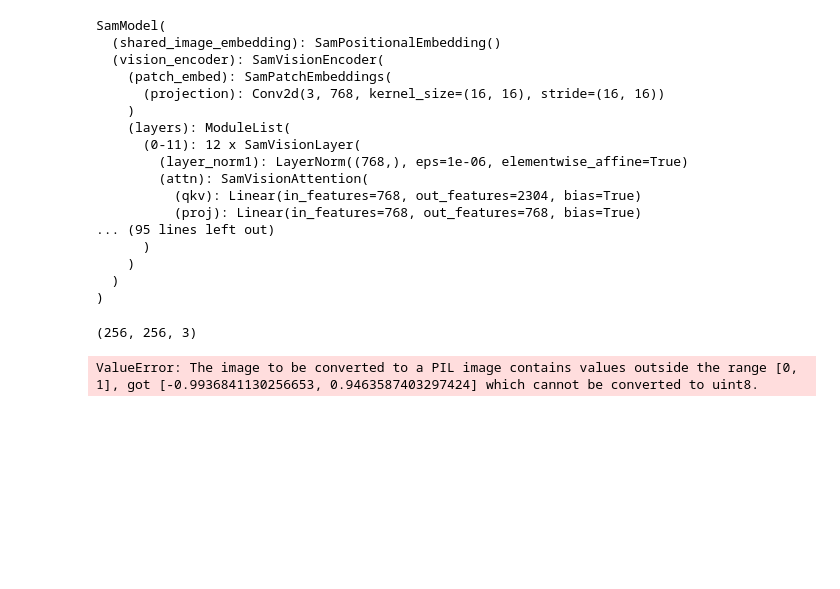
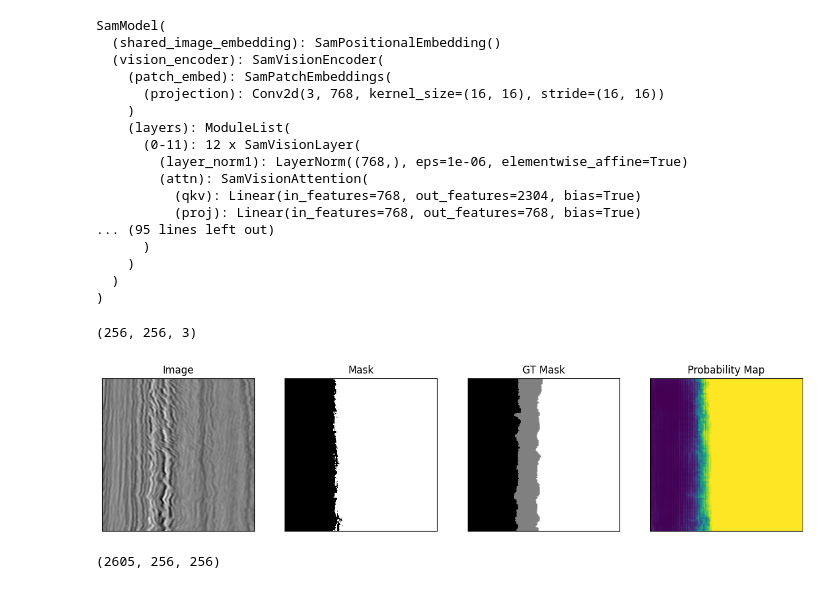
Before and after one commit to filipeas/sam, a Jupyter notebook: exploring_dataset.ipynb, the cells around one changed output. Cells and saved outputs as stored; diff of their text form; code cells hidden in the pictures; blank space fills up the shorter version.

Commit message:
test commit via docker

```diff
--- a/exploring_dataset.ipynb
+++ b/exploring_dataset.ipynb
@@ -404,4 +436,4 @@ import monai
 # Initialize the optimizer and the loss function
 optimizer = Adam(model.mask_decoder.parameters(), lr=1e-5, weight_decay=0)
 #Try DiceFocalLoss, FocalLoss, DiceCELoss
-seg_loss = monai.losses.DiceCELoss(sigmoid=True, squared_pred=True, reduction='mean')
+seg_loss = monai.losses.DiceFocalLoss(sigmoid=True, squared_pred=True, reduction='mean')
@@ -408,20 +452,12 @@ seg_loss = monai.losses.DiceCELoss(sigmoid=True, squared_pred=True, reduction='m
 # %%
-from tqdm import tqdm
-from statistics import mean
-import torch
-from torch.nn.functional import threshold, normalize
-
 #Training loop
 num_epochs = 10
-
-device = "cuda" if torch.cuda.is_available() else "cpu"
-model.to(device)
 
 model.train()
 for epoch in range(num_epochs):
     epoch_losses = []
     for batch in tqdm(train_dataloader):
-      print(batch["ground_truth_mask"].shape)
+      # print(batch["ground_truth_mask"].shape)
       # forward pass
       outputs = model(pixel_values=batch["pixel_values"].to(device),
                       input_boxes=batch["input_boxes"].to(device),
@@ -442,5 +478,6 @@ for epoch in range(num_epochs):
 
     print(f'EPOCH: {epoch}')
     print(f'Mean loss: {mean(epoch_losses)}')
-    torch.save(model.state_dict(), "/content/drive/MyDrive/UNICAMP/master tesis/sam/model/sam_seismic_checkpoint.pth")
+    # torch.save(model.state_dict(), "/content/drive/MyDrive/UNICAMP/master tesis/sam/model/sam_seismic_checkpoint.pth")
+    torch.save(model.state_dict(), "model/sam_seismic_checkpoint.pth")
 # %% [output]
@@ -470,7 +514,8 @@ processor = SamProcessor.from_pretrained("facebook/sam-vit-base")
 # Create an instance of the model architecture with the loaded configuration
 my_mito_model = SamModel(config=model_config)
 #Update the model by loading the weights from saved file.
-my_mito_model.load_state_dict(torch.load("/content/drive/MyDrive/UNICAMP/master tesis/sam/model/sam_seismic_checkpoint.pth"))
+# my_mito_model.load_state_dict(torch.load("/content/drive/MyDrive/UNICAMP/master tesis/sam/model/sam_seismic_checkpoint.pth"))
+my_mito_model.load_state_dict(torch.load("model/sam_seismic_checkpoint.pth"))
 # %% [output]
 <All keys matched successfully>
 # %%
@@ -513,54 +558,60 @@ prompt = detecta_retangulo_envolvente(ground_truth_mask)
 test_image = np.array(test_image)
 test_image = np.expand_dims(test_image, axis=-1)
 test_image = np.repeat(test_image, 3, axis=-1)
+test_image = cv2.normalize(test_image, None, 0, 255, cv2.NORM_MINMAX)
+test_image = np.uint8(test_image)
+
 print(test_image.shape)
-# test_image = cv2.cvtColor(test_image, cv2.COLOR_GRAY2RGB)
-# if test_image.mode != 'RGB':
-#   test_image = test_image.convert('RGB')
-
 
 # prepare image + box prompt for the model
 inputs = processor(test_image, input_boxes=[[prompt]], return_tensors="pt")
 
 # Move the input tensor to the GPU if it's not already there
 inputs = {k: v.to(device) for k, v in inputs.items()}
 
 my_mito_model.eval()
 
 # forward pass
 with torch.no_grad():
     outputs = my_mito_model(**inputs, multimask_output=False)
 
 # apply sigmoid
 medsam_seg_prob = torch.sigmoid(outputs.pred_masks.squeeze(1))
 # convert soft mask to hard mask
 medsam_seg_prob = medsam_seg_prob.cpu().numpy().squeeze()
 medsam_seg = (medsam_seg_prob > 0.5).astype(np.uint8)
 
 
-# fig, axes = plt.subplots(1, 3, figsize=(15, 5))
+fig, axes = plt.subplots(1, 4, figsize=(15, 5))
 
-# # Plot the first image on the left
-# axes[0].imshow(np.array(test_image), cmap='gray')  # Assuming the first image is grayscale
-# axes[0].set_title("Image")
+# Plot the first image on the left
+axes[0].imshow(np.array(test_image), cmap='gray')  # Assuming the first image is grayscale
+axes[0].set_title("Image")
 
-# # Plot the second image on the right
-# axes[1].imshow(medsam_seg, cmap='gray')  # Assuming the second image is grayscale
-# axes[1].set_title("Mask")
+# Plot the second image on the right
+axes[1].imshow(medsam_seg, cmap='gray')  # Assuming the second image is grayscale
+axes[1].set_title("Mask")
 
-# # Plot the second image on the right
-# axes[2].imshow(medsam_seg_prob)  # Assuming the second image is grayscale
-# axes[2].set_title("Probability Map")
+axes[2].imshow(ground_truth_mask, cmap='gray')  # Assuming the second image is grayscale
+axes[2].set_title("GT Mask")
 
-# # Hide axis ticks and labels
-# for ax in axes:
-#     ax.set_xticks([])
-#     ax.set_yticks([])
-#     ax.set_xticklabels([])
-#     ax.set_yticklabels([])
+# Plot the second image on the right
+axes[3].imshow(medsam_seg_prob)  # Assuming the second image is grayscale
+axes[3].set_title("Probability Map")
 
-# # Display the images side by side
-# plt.show()
+# Hide axis ticks and labels
+for ax in axes:
+    ax.set_xticks([])
+    ax.set_yticks([])
+    ax.set_xticklabels([])
+    ax.set_yticklabels([])
+
+# Display the images side by side
+plt.show()
 # %% [output]
 (256, 256, 3)
-ValueError: The image to be converted to a PIL image contains values outside the range [0, 1], got [-0.9936841130256653, 0.9463587403297424] which cannot be converted to uint8.
+[figure, added]
+# %%
+images[0]
+# %% [output]
+(2605, 256, 256)
```
Also changed, not shown: parts of 14 cells of this notebook, 2 other files.
